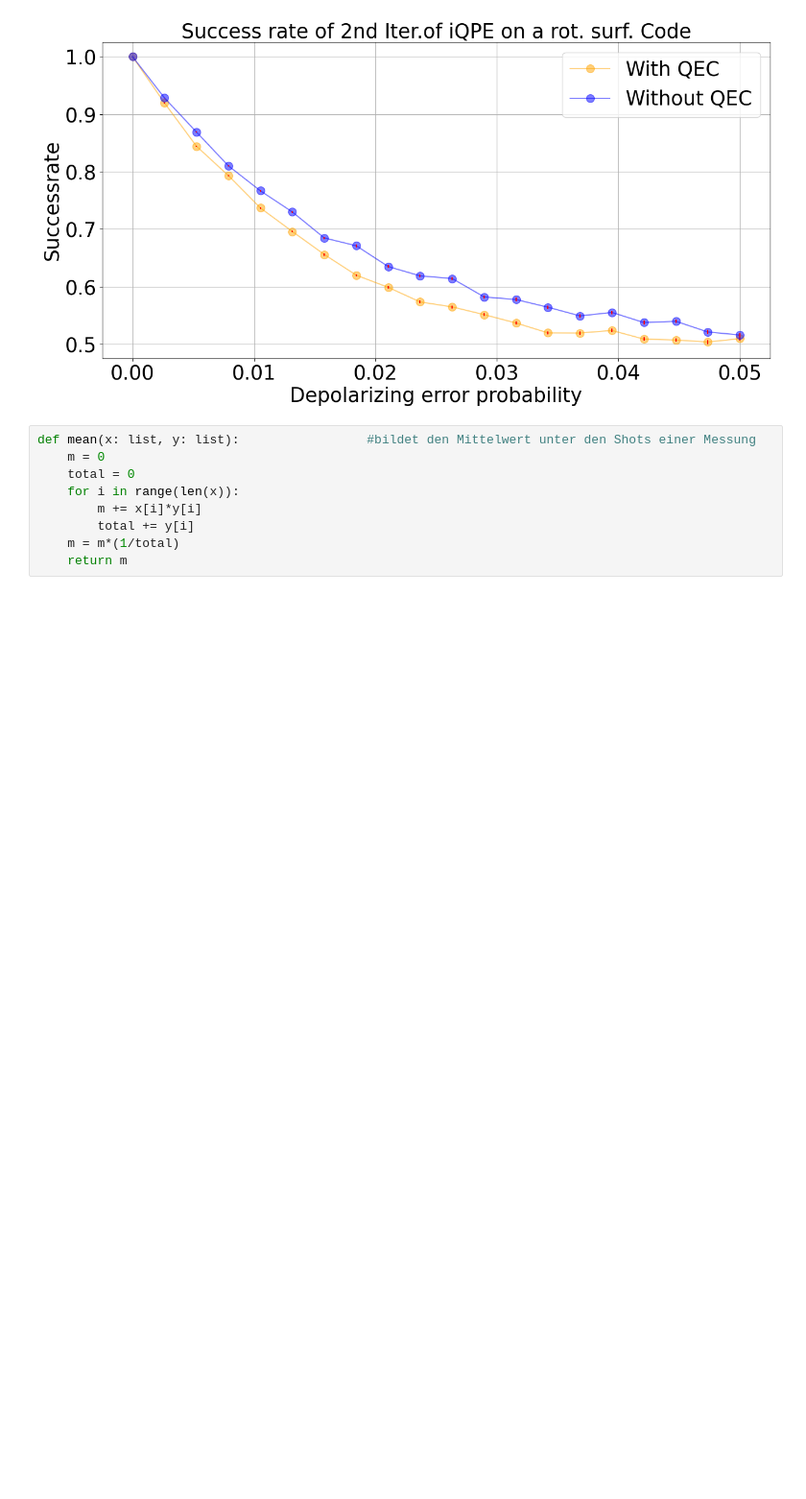
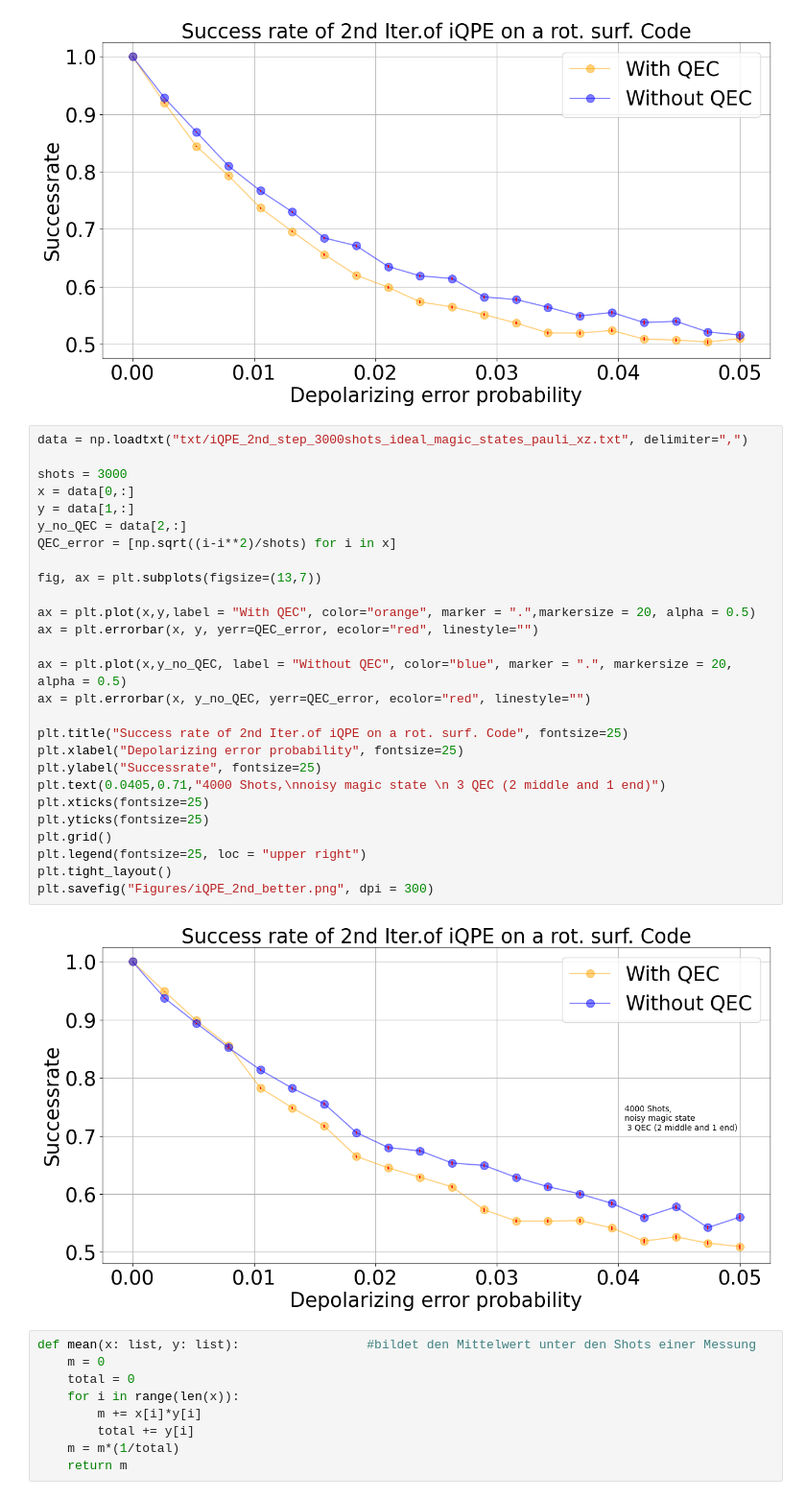
Before and after one commit to RicemanBoy/qc_researchproject, a Jupyter notebook: Alle Plots/plotting.ipynb, the cells around one changed output. Shown at 96% size. Saved outputs shown, nothing was run; the diff lists cells and outputs as text; blank space fills up the shorter version.

```diff
--- a/Alle Plots/plotting.ipynb
+++ b/Alle Plots/plotting.ipynb
@@ -137,6 +137,35 @@ plt.savefig("Figures/iQPE_2nd_bad.png", dpi = 300)
 plt.show()
 # %% [output]
 [figure]
+# %%
+data = np.loadtxt("txt/iQPE_2nd_step_3000shots_ideal_magic_states_pauli_xz.txt", delimiter=",")
+
+shots = 3000
+x = data[0,:]
+y = data[1,:]
+y_no_QEC = data[2,:]
+QEC_error = [np.sqrt((i-i**2)/shots) for i in x]
+
+fig, ax = plt.subplots(figsize=(13,7))
+
+ax = plt.plot(x,y,label = "With QEC", color="orange", marker = ".",markersize = 20, alpha = 0.5)
+ax = plt.errorbar(x, y, yerr=QEC_error, ecolor="red", linestyle="")
+
+ax = plt.plot(x,y_no_QEC, label = "Without QEC", color="blue", marker = ".", markersize = 20, alpha = 0.5)
+ax = plt.errorbar(x, y_no_QEC, yerr=QEC_error, ecolor="red", linestyle="")
+
+plt.title("Success rate of 2nd Iter.of iQPE on a rot. surf. Code", fontsize=25)
+plt.xlabel("Depolarizing error probability", fontsize=25)
+plt.ylabel("Successrate", fontsize=25)
+plt.text(0.0405,0.71,"4000 Shots,\nnoisy magic state \n 3 QEC (2 middle and 1 end)")
+plt.xticks(fontsize=25)
+plt.yticks(fontsize=25)
+plt.grid()
+plt.legend(fontsize=25, loc = "upper right")
+plt.tight_layout()
+plt.savefig("Figures/iQPE_2nd_better.png", dpi = 300)
+# %% [output]
+[figure, added]
 # %%
 def mean(x: list, y: list):                 #bildet den Mittelwert unter den Shots einer Messung
     m = 0
```
Also changed, not shown: 4 other files.
